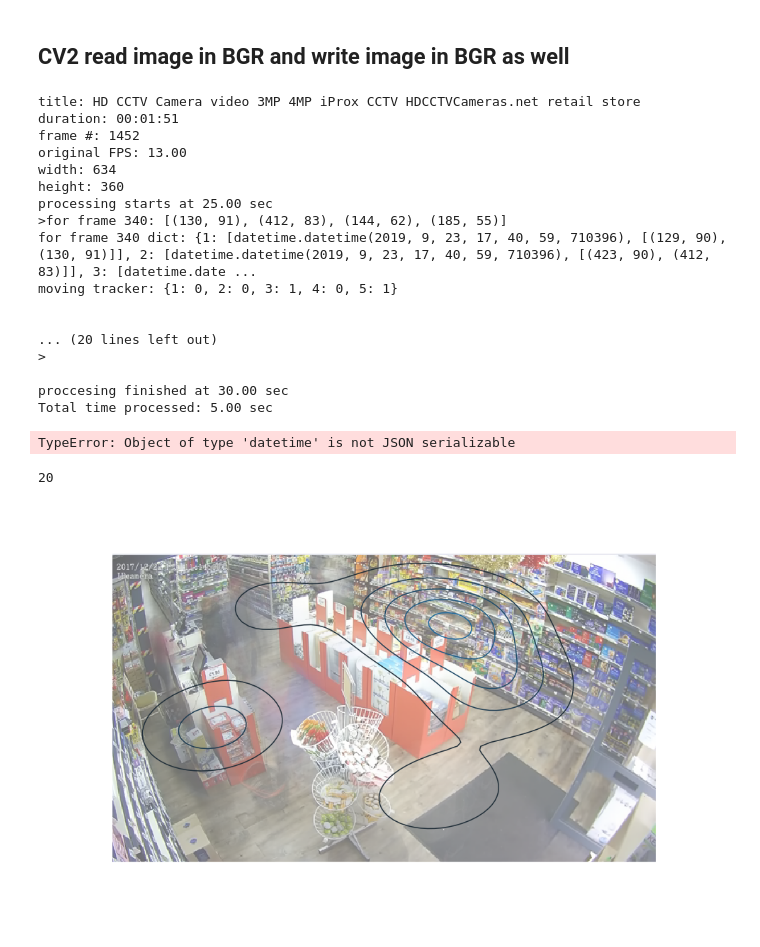
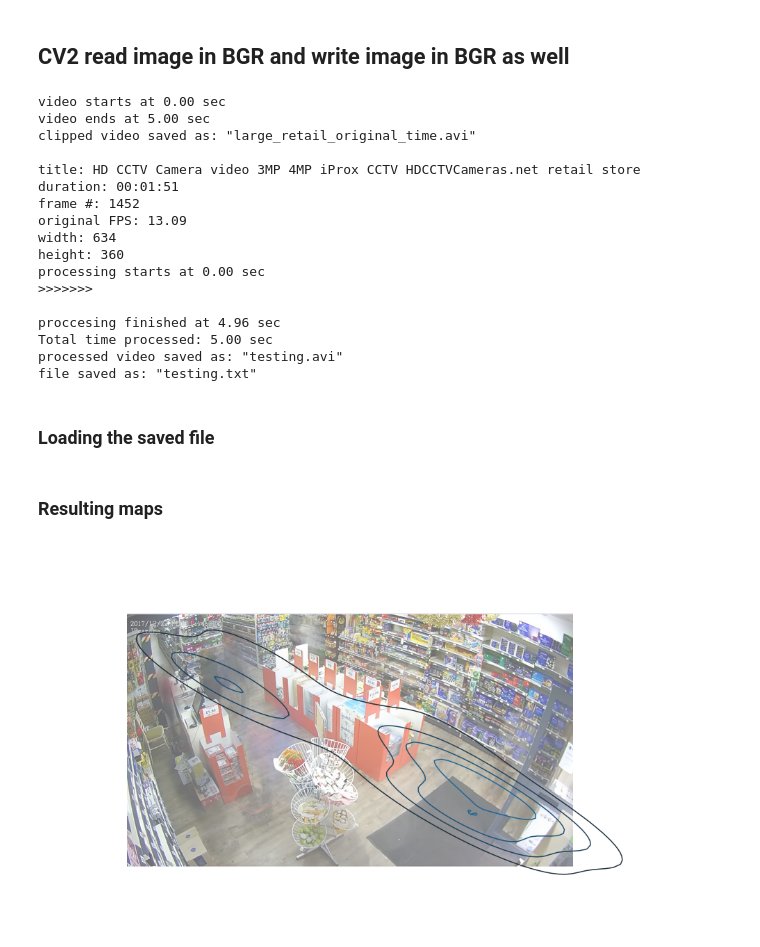
Before and after one commit to sungsujaing/INSIGHT-project, a Jupyter notebook: Motion_analyzer.ipynb, the cells around one changed output. Cells and saved outputs as stored; diff of their text form; code cells hidden in the pictures.

```diff
--- a/Motion_analyzer.ipynb
+++ b/Motion_analyzer.ipynb
@@ -187,7 +192,7 @@ def video_background(url,alpha):
     frame_numbers = int(cap.get(cv2.CAP_PROP_FRAME_COUNT))
     vid_height = int(cap.get(cv2.CAP_PROP_FRAME_HEIGHT))
     vid_width = int(cap.get(cv2.CAP_PROP_FRAME_WIDTH))
-    FPS = int(cap.get(cv2.CAP_PROP_FPS))
+    FPS = cap.get(cv2.CAP_PROP_FPS)
 
     _, img = cap.read()
     img = cv2.cvtColor(img,cv2.COLOR_BGR2RGB)
@@ -231,12 +236,11 @@ plt.show()
 # %% [output]
 [figure]
 # %%
-def select_frame(url,sec,FPS):
+def select_frame(url,sec):
     '''
     --input--
     url: YouTube URL,
     sec: specific time of the video (in sec),
-    FPS: FPS of the original video
     --output--
     frame: frame image (BGR)
     '''
@@ -245,14 +249,17 @@ def select_frame(url,sec,FPS):
     pa = pafy.new(url)
     video = pa.getbest(preftype='webm')
     cap = cv2.VideoCapture(video.url)
+    FPS = cap.get(cv2.CAP_PROP_FPS)
+    while cap.isOpened():
+        ret,frame = cap.read()
+        if ret == True:
+            if frame_count != np.floor(sec*FPS):
+                frame_count += 1
+                continue
+            else:
+                print('time (sec): {:.2f}'.format(sec))
+                break
+    cap.release()
 
-    while cap.isOpened():
-        _,frame = cap.read()
-        if frame_count != np.floor(sec*FPS):
-            frame_count += 1
-            continue
-        print('time (sec): {:.2f}'.format(sec))
-        break
-    cap.release()
     return frame
 # %%
@@ -265,5 +272,5 @@ time (sec): 10.00
 # %%
-selected_frame = select_frame(url,80,FPS)
+selected_frame = select_frame(url,80)
 output, cent = SSD_predict(selected_frame,0.1,classes,labels=['person'])
 SSD_draw(selected_frame,output,cent)
 # %% [output]
@@ -508,11 +512,11 @@ def motion_tracking(url,video_name,file_name,skip_frame,min_dist_thresh,removing
 saving_video_file_name = 'large_retail_original_time'
 video_name = 'testing'
 file_name = 'testing'
-start = 25
-end = 30
+start = 0
+end = 5
 # %%
-# save_frame_range_video(url,saving_video_file_name,FPS,start,end)
-# print('')
+save_frame_range_video(url,saving_video_file_name,FPS,start,end)
+print('')
 sorted_archive = motion_tracking(url,
                                 video_name=video_name,
                                 file_name=file_name,
@@ -523,25 +527,22 @@ sorted_archive = motion_tracking(url,
                                 start_sec=start,
                                 end_sec=end)
 # %% [output]
+video starts at 0.00 sec
+video ends at 5.00 sec
+clipped video saved as: "large_retail_original_time.avi"
+
 title: HD CCTV Camera video 3MP 4MP iProx CCTV HDCCTVCameras.net retail store
 duration: 00:01:51
 frame #: 1452
-original FPS: 13.00
+original FPS: 13.09
 width: 634
 height: 360
-processing starts at 25.00 sec
->for frame 340: [(130, 91), (412, 83), (144, 62), (185, 55)]
-for frame 340 dict: {1: [datetime.datetime(2019, 9, 23, 17, 40, 59, 710396), [(129, 90), (130, 91)]], 2: [datetime.datetime(2019, 9, 23, 17, 40, 59, 710396), [(423, 90), (412, 83)]], 3: [datetime.date ...
-moving tracker: {1: 0, 2: 0, 3: 1, 4: 0, 5: 1}
+processing starts at 0.00 sec
+>>>>>>>
 
-
-... (20 lines left out)
->
-
-proccesing finished at 30.00 sec
+proccesing finished at 4.96 sec
 Total time processed: 5.00 sec
+processed video saved as: "testing.avi"
+file saved as: "testing.txt"
-TypeError: Object of type 'datetime' is not JSON serializable
-# %%
-len(sorted_archive)
-# %% [output]
-20
+# %% [markdown]
+### Loading the saved file
@@ -548,17 +551,19 @@ len(sorted_archive)
+# %% [markdown]
+### Resulting maps
 # %%
 xx = []
 yy = []
 for key in sorted_archive.keys():
-    for centroid in sorted_archive[key]:
+    for centroid in sorted_archive[key][1]:
         xx.append(centroid[0])
         yy.append(centroid[1])
 fig, ax = plt.subplots(figsize=(20,10))
 plt.imshow(background,alpha=0.6)
 sns.kdeplot(xx,yy,ax=ax,n_levels=5)
 plt.axis('off')
 plt.show()
 # %% [output]
-[figure, old version]
+[figure, new version]
 # %%
 plt.figure(figsize=(15,8))
 ax = plt.gca()
```
Also changed, not shown: parts of 25 cells of this notebook.
